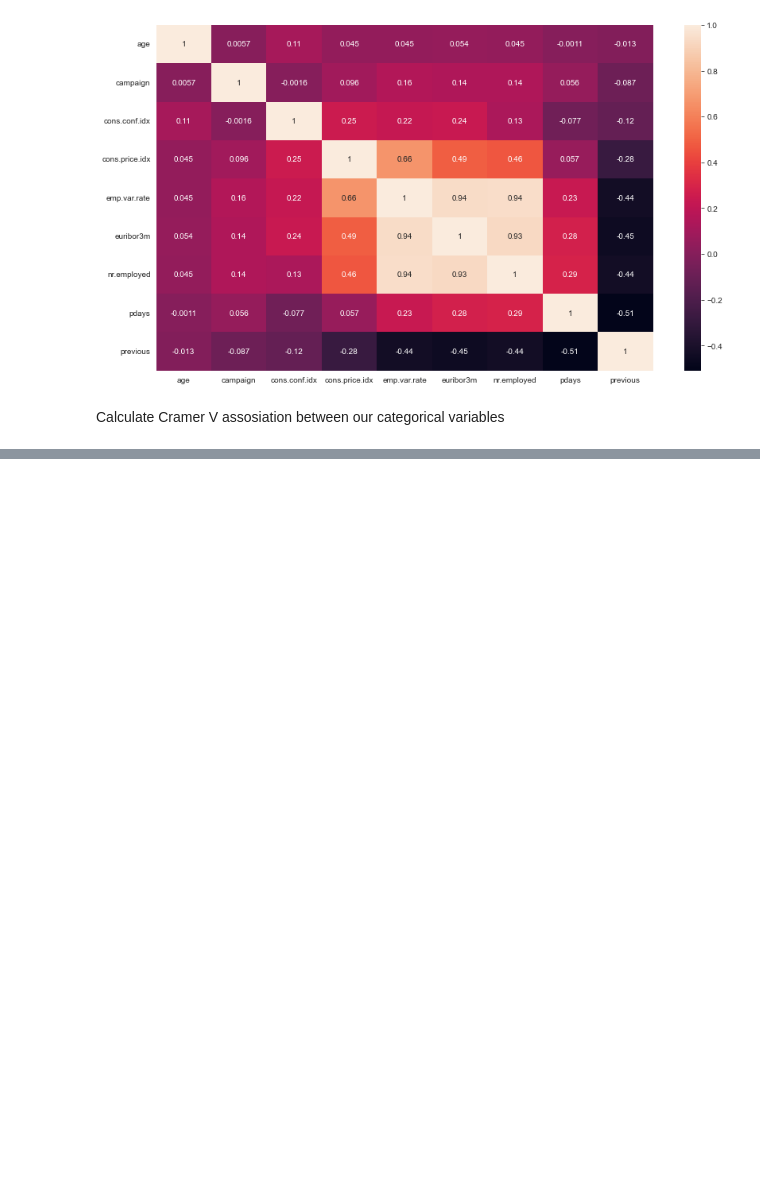
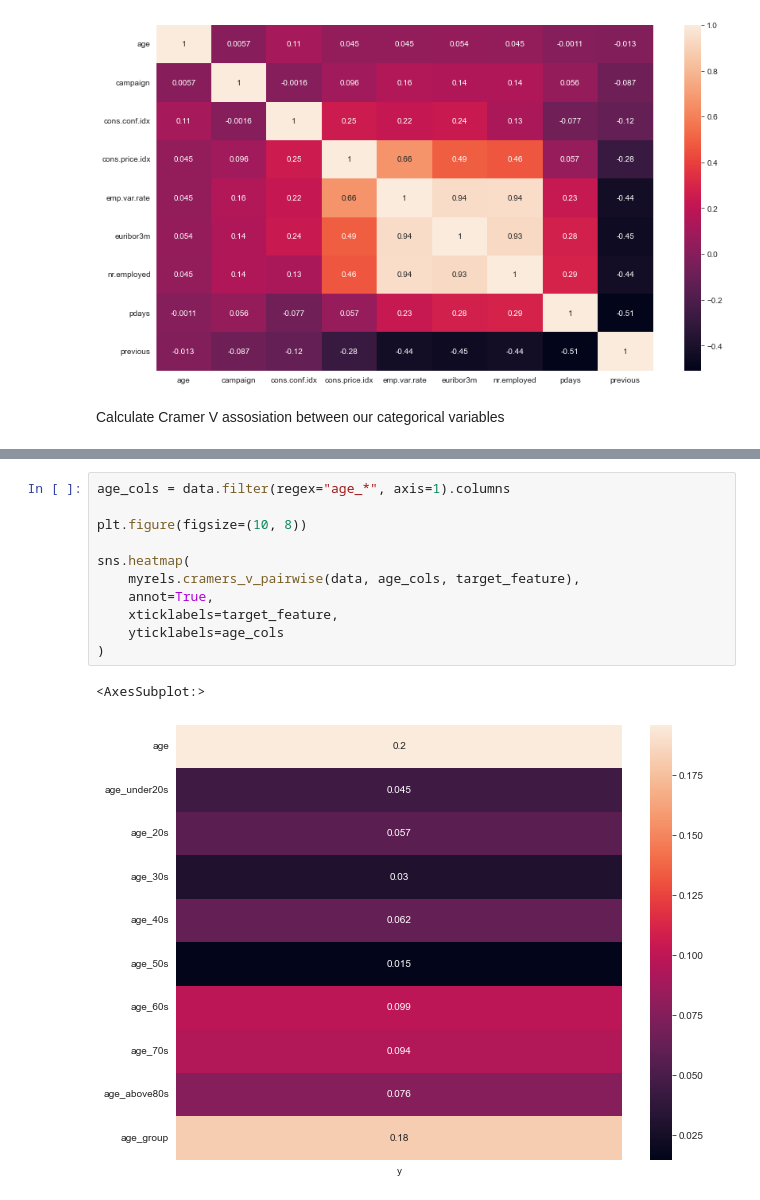
Before and after one commit to sivikt/dstrials, a Jupyter notebook: DSMP#1/2_eda/homework.ipynb, the cells around one changed output, grey strips where cells are left out. Drawn from its saved outputs; the diff is of its cells as text; blank space fills up the shorter version.

```diff
--- a/DSMP#1/2_eda/homework.ipynb
+++ b/DSMP#1/2_eda/homework.ipynb
@@ -396,0 +414,14 @@ sns.heatmap(cramers_v_rels, annot=True, xticklabels=all_cats_features, yticklabe
+# %%
+age_cols = data.filter(regex="age_*", axis=1).columns
+
+plt.figure(figsize=(10, 8))
+
+sns.heatmap(
+    myrels.cramers_v_pairwise(data, age_cols, target_feature),
+    annot=True,
+    xticklabels=target_feature,
+    yticklabels=age_cols
+)
+# %% [output]
+<AxesSubplot:>
+[figure, added]
```
Also changed, not shown: parts of 20 cells of this notebook, 2 other files.
